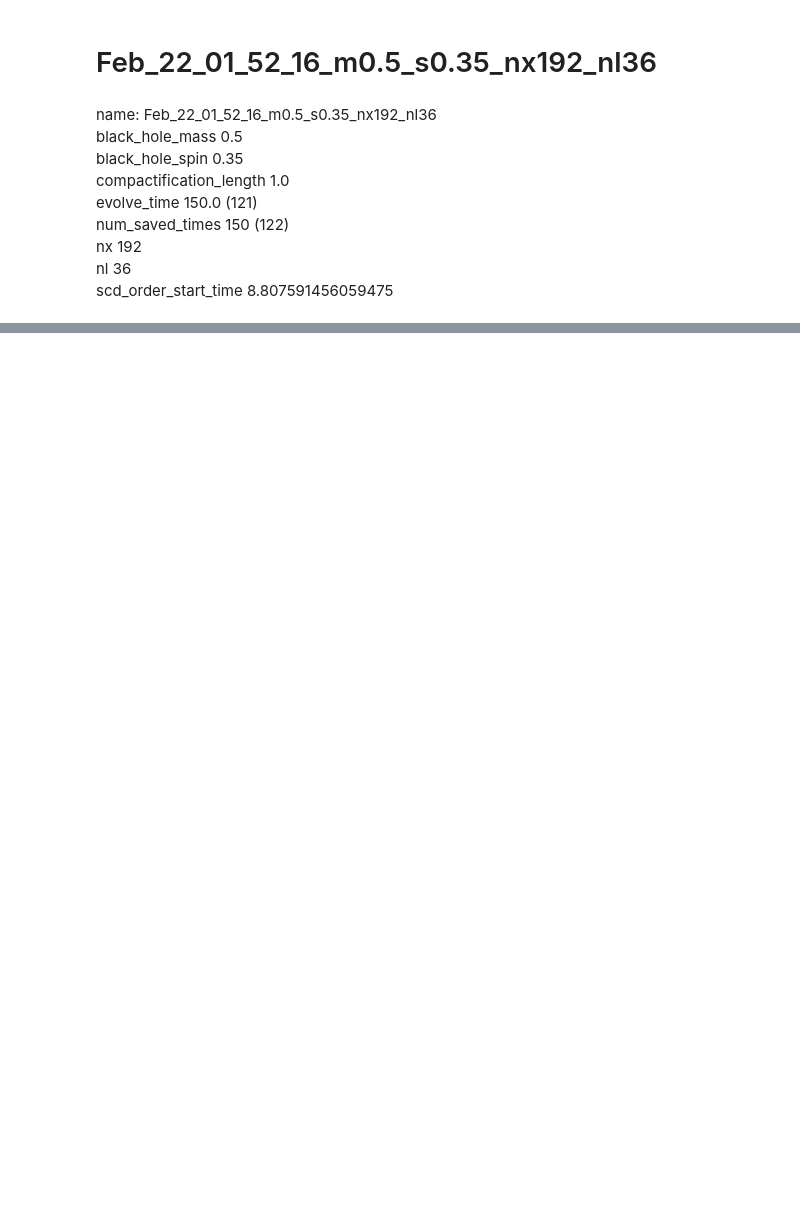
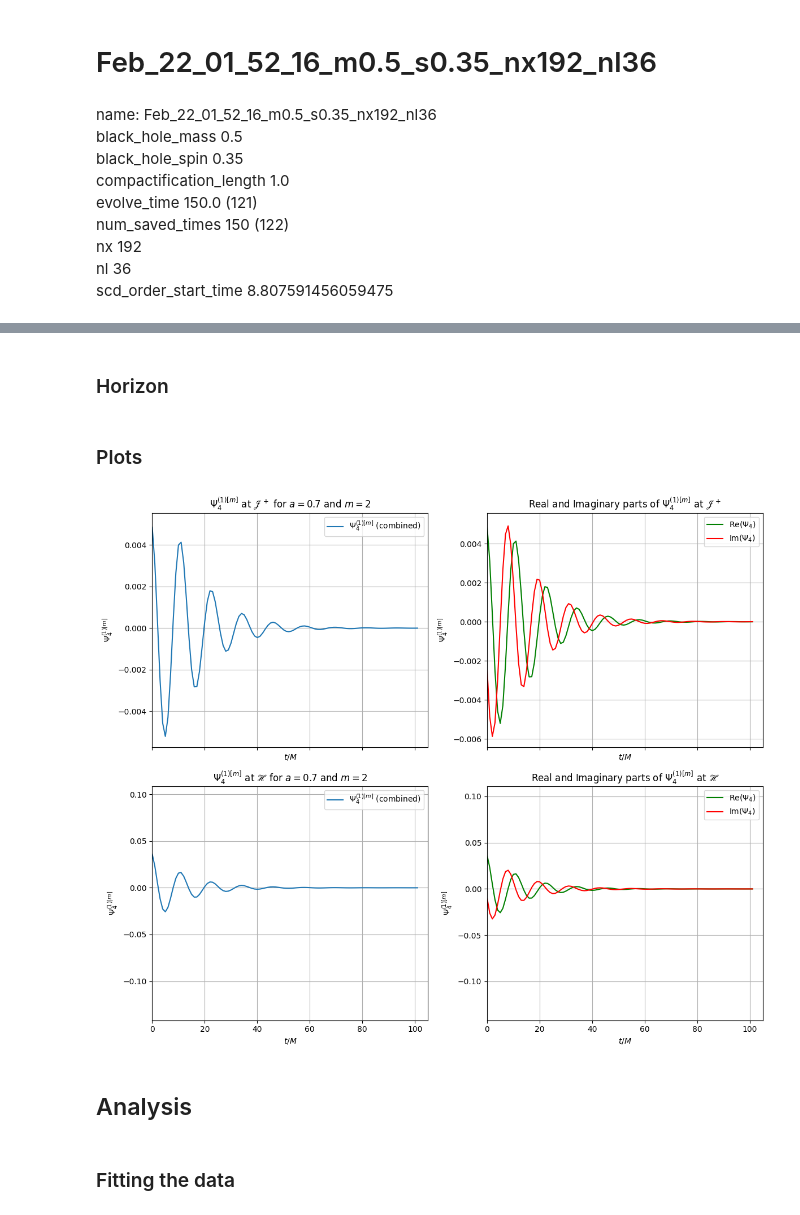
Before and after one commit to svykho/Thesis_notebooks, a Jupyter notebook: kerr0.7.ipynb, the cells around one changed output, grey strips where cells are left out. Saved outputs shown, nothing was run; the diff lists cells and outputs as text; code cells hidden in the pictures; blank space fills up the shorter version.

```diff
--- a/kerr0.7.ipynb
+++ b/kerr0.7.ipynb
@@ -393,3 +124,6 @@ times, psi4_im =extract_mean_asymp('lin_f_m2_im.csv')
+# %%
+times, psi4_re =extract_mean_asymp('/home/alex/Desktop/tfm-xisco/teuk-fortran-2020/output/Feb_22_01_52_16_m0.5_s0.35_nx192_nl36/lin_f_m2_re.csv')
+times, psi4_im =extract_mean_asymp('/home/alex/Desktop/tfm-xisco/teuk-fortran-2020/output/Feb_22_01_52_16_m0.5_s0.35_nx192_nl36/lin_f_m2_im.csv')
 # %%
 psi4_lin = psi4_re +1j *psi4_im
 
@@ -407,0 +131,62 @@ plt.xlim(0,100)
+# %% [markdown]
+### Horizon
+# %%
+times_h, psi4_re_h =extract_mean_horizon('/home/alex/Desktop/tfm-xisco/teuk-fortran-2020/output/Feb_22_01_52_16_m0.5_s0.35_nx192_nl36/lin_f_m2_re.csv')
+times_h, psi4_im_h =extract_mean_horizon('/home/alex/Desktop/tfm-xisco/teuk-fortran-2020/output/Feb_22_01_52_16_m0.5_s0.35_nx192_nl36/lin_f_m2_im.csv')
+# %%
+psi4_lin_h = psi4_re_h +1j *psi4_im_h
+
+psi4_lin_ts_h = np.stack((times_h-20, psi4_lin_h)).T
+# %% [markdown]
+### Plots
+# %%
+fig, axes = plt.subplots(2, 2, figsize=(12, 10), sharex=True)
+
+### --- SCRI+ ---
+# 1.1 Scri+ combined
+axes[0, 0].plot(psi4_lin_ts[:, 0], psi4_lin_ts[:, 1], label=r"$\Psi^{(1)[m]}_4$ (combined)")
+axes[0, 0].set_xlim(0, 105)
+axes[0, 0].set_title(r"$\Psi^{(1)[m]}_4$ at $\mathscr{J}^+$ for $a=0.7$ and $m=2$")
+axes[0, 0].set_xlabel(r"$t/M$")
+axes[0, 0].set_ylabel(r"$\Psi^{(1)[m]}_4$")
+axes[0, 0].legend()
+axes[0, 0].grid()
+
+# 1.2 Scri+ separated
+axes[0, 1].plot(psi4_lin_ts[:, 0], psi4_lin_ts[:, 1].real, label=r"Re($\Psi_4$)", color="g")
+axes[0, 1].plot(psi4_lin_ts[:, 0], psi4_lin_ts[:, 1].imag, label=r"Im($\Psi_4$)", color="r")
+axes[0, 1].set_xlim(0, 105)
+axes[0, 1].set_title(r"Real and Imaginary parts of $\Psi^{(1)[m]}_4$ at $\mathscr{J}^+$")
+axes[0, 1].set_xlabel(r"$t/M$")
+axes[0, 1].set_ylabel(r"$\Psi^{(1)[m]}_4$")
+axes[0, 1].legend()
+axes[0, 1].grid()
+
+### --- HORIZON ---
+# 2.1 Horizon combined
+axes[1, 0].plot(psi4_lin_ts_h[:, 0], psi4_lin_ts_h[:, 1], label=r"$\Psi^{(1)[m]}_4$ (combined)")
+axes[1, 0].set_xlim(0, 105)
+axes[1, 0].set_title(r"$\Psi^{(1)[m]}_4$ at $\mathscr{H}$ for $a=0.7$ and $m=2$")
+axes[1, 0].set_xlabel(r"$t/M$")
+axes[1, 0].set_ylabel(r"$\Psi^{(1)[m]}_4$")
+axes[1, 0].legend()
+axes[1, 0].grid()
+
+# 2.2 Horizon separated
+axes[1, 1].plot(psi4_lin_ts_h[:, 0], psi4_lin_ts_h[:, 1].real, label=r"Re($\Psi_4$)", color="g")
+axes[1, 1].plot(psi4_lin_ts_h[:, 0], psi4_lin_ts_h[:, 1].imag, label=r"Im($\Psi_4$)", color="r")
+axes[1, 1].set_xlim(0, 105)
+axes[1, 1].set_title(r"Real and Imaginary parts of $\Psi^{(1)[m]}_4$ at $\mathscr{H}$")
+axes[1, 1].set_xlabel(r"$t/M$")
+axes[1, 1].set_ylabel(r"$\Psi^{(1)[m]}_4$")
+axes[1, 1].legend()
+axes[1, 1].grid()
+
+plt.tight_layout()
+plt.show()
+# %% [output]
+[figure, added]
+# %% [markdown]
+## Analysis
+# %% [markdown]
+### Fitting the data
```
Also changed, not shown: parts of 51 cells of this notebook.
